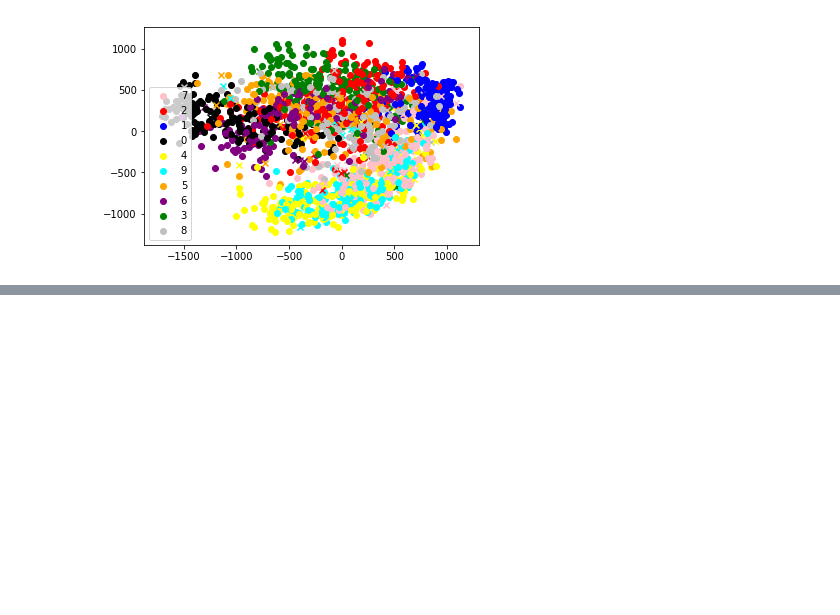
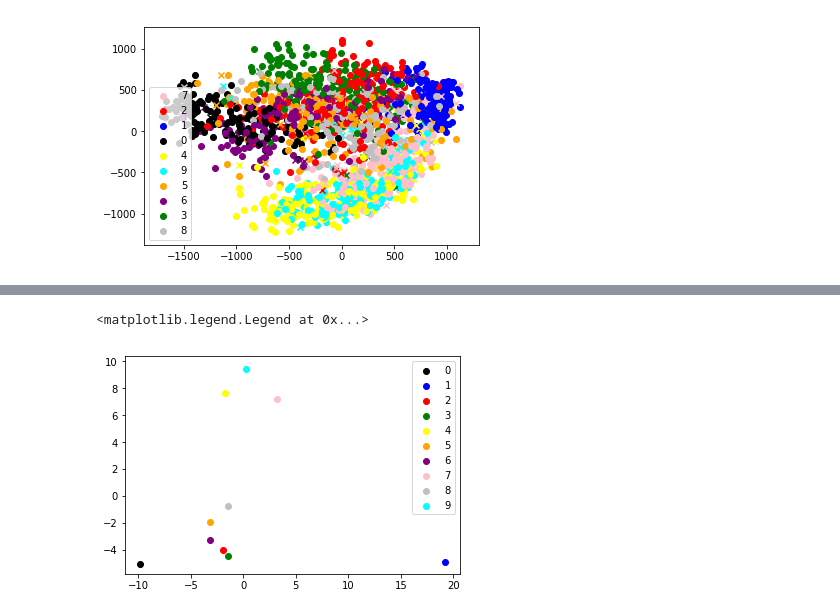
Before and after one commit to tgebhart/pt_activation, a Jupyter notebook: notebooks/Subgraph Prediction-CFF-Sigmoid.ipynb, the cells around one changed output, grey strips where cells are left out. Drawn from its saved outputs; the diff is of its cells as text; code cells hidden in the pictures; blank space fills up the shorter version.

```diff
--- a/notebooks/Subgraph Prediction-CFF-Sigmoid.ipynb
+++ b/notebooks/Subgraph Prediction-CFF-Sigmoid.ipynb
@@ -339,7 +339,7 @@ for i in range(len(adv_sample_graphs)):
         for x in adv_sample_graphs[i][k].edges(data=True):
             edge_name = str(x[0])+'-'+str(x[1])
             if edge_name in adv_edf.columns:
-                adv_edf.iloc[i][edge_name] += 10
+                adv_edf.iloc[i][edge_name] += 1
 # %% [output]
 Sample: 0/2000
 Sample: 1/2000
@@ -488,3 +484,9 @@ ax.legend(by_label.values(), by_label.keys())
 # %% [output]
 <matplotlib.legend.Legend at 0x...>
 [figure]
+# %%
+classes = list(range(10))
+avgs = []
+for c in classes:
+    avgs.append(edf.iloc[list(res_df[res_df['prediction'] == c].index)].mean(axis=0))
+average_df = pd.DataFrame(avgs)
@@ -490,0 +508,13 @@ ax.legend(by_label.values(), by_label.keys())
+# %%
+fig, ax = plt.subplots()
+pca = PCA(n_components=2)
+X_pca = pca.fit_transform(average_df.values)
+
+for i in range(len(X_pca)):
+    ax.scatter(X_pca[i,0], X_pca[i,1], color=colors[i], label=labels[i])
+handles, labs = plt.gca().get_legend_handles_labels()
+by_label = OrderedDict(zip(labs, handles))
+ax.legend(by_label.values(), by_label.keys())
+# %% [output]
+<matplotlib.legend.Legend at 0x...>
+[figure, added]
```
Also changed, not shown: parts of 13 cells of this notebook, 10 other files.
